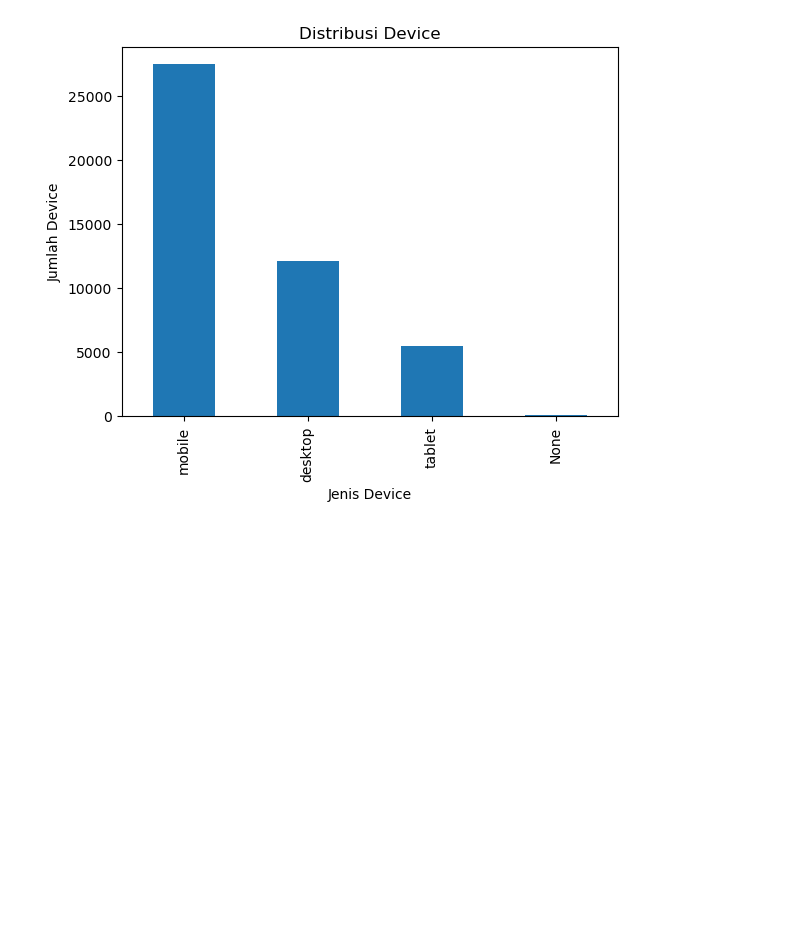
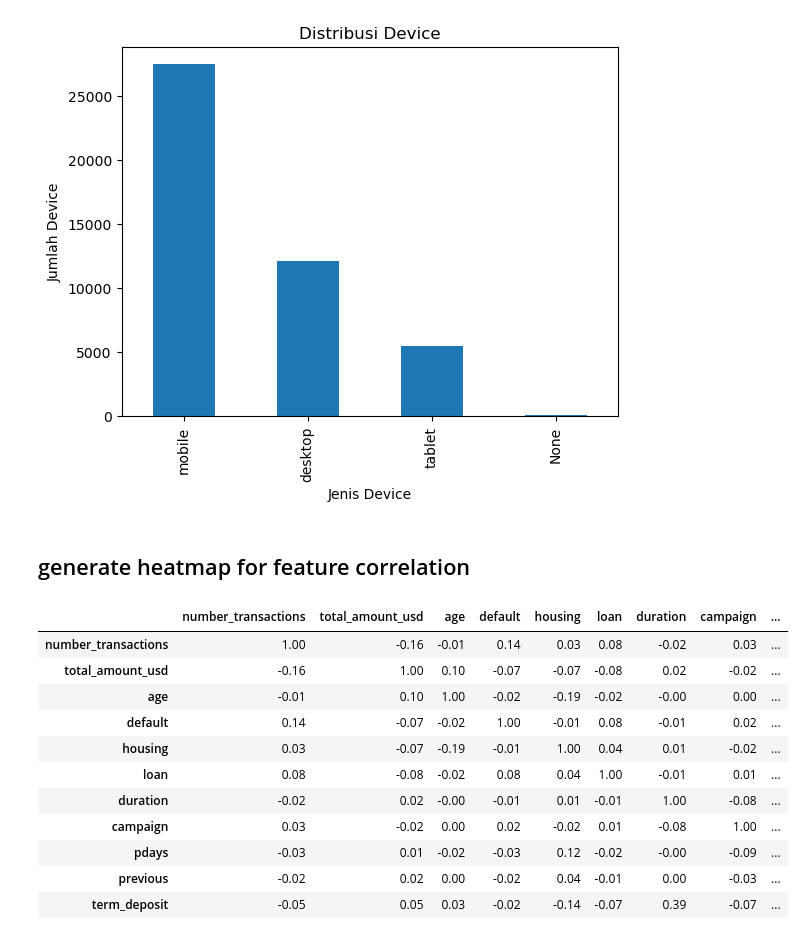
Before and after one commit to arsenewe/CDSP-KLSD, a Jupyter notebook: Day_2/CDSP_Septian Enggar Sukmana_Politeknik Negeri Malang/day_2_EDA.ipynb, the cells around one changed output. Drawn from its saved outputs; the diff is of its cells as text; code cells hidden in the pictures; blank space fills up the shorter version.

```diff
--- a/Day_2/CDSP_Septian Enggar Sukmana_Politeknik Negeri Malang/day_2_EDA.ipynb
+++ b/Day_2/CDSP_Septian Enggar Sukmana_Politeknik Negeri Malang/day_2_EDA.ipynb
@@ -358,3 +358,21 @@ plt.xlabel('Jenis Device')
 # %% [output]
 Text(0.5, 0, 'Jenis Device')
 [figure]
+# %% [markdown]
+## generate heatmap for feature correlation
+# %%
+corr_matrix = dataUser.corr().round(2)
+corr_matrix
+# %% [output]
+|  | number_transactions | total_amount_usd | age | default | housing | loan | duration | campaign | ... |
+| number_transactions | 1.00 | -0.16 | -0.01 | 0.14 | 0.03 | 0.08 | -0.02 | 0.03 | ... |
+| total_amount_usd | -0.16 | 1.00 | 0.10 | -0.07 | -0.07 | -0.08 | 0.02 | -0.02 | ... |
+| age | -0.01 | 0.10 | 1.00 | -0.02 | -0.19 | -0.02 | -0.00 | 0.00 | ... |
+| default | 0.14 | -0.07 | -0.02 | 1.00 | -0.01 | 0.08 | -0.01 | 0.02 | ... |
+| housing | 0.03 | -0.07 | -0.19 | -0.01 | 1.00 | 0.04 | 0.01 | -0.02 | ... |
+| loan | 0.08 | -0.08 | -0.02 | 0.08 | 0.04 | 1.00 | -0.01 | 0.01 | ... |
+| duration | -0.02 | 0.02 | -0.00 | -0.01 | 0.01 | -0.01 | 1.00 | -0.08 | ... |
+| campaign | 0.03 | -0.02 | 0.00 | 0.02 | -0.02 | 0.01 | -0.08 | 1.00 | ... |
+| pdays | -0.03 | 0.01 | -0.02 | -0.03 | 0.12 | -0.02 | -0.00 | -0.09 | ... |
+| previous | -0.02 | 0.02 | 0.00 | -0.02 | 0.04 | -0.01 | 0.00 | -0.03 | ... |
+| term_deposit | -0.05 | 0.05 | 0.03 | -0.02 | -0.14 | -0.07 | 0.39 | -0.07 | ... |
```
Also changed, not shown: parts of 35 cells of this notebook.
